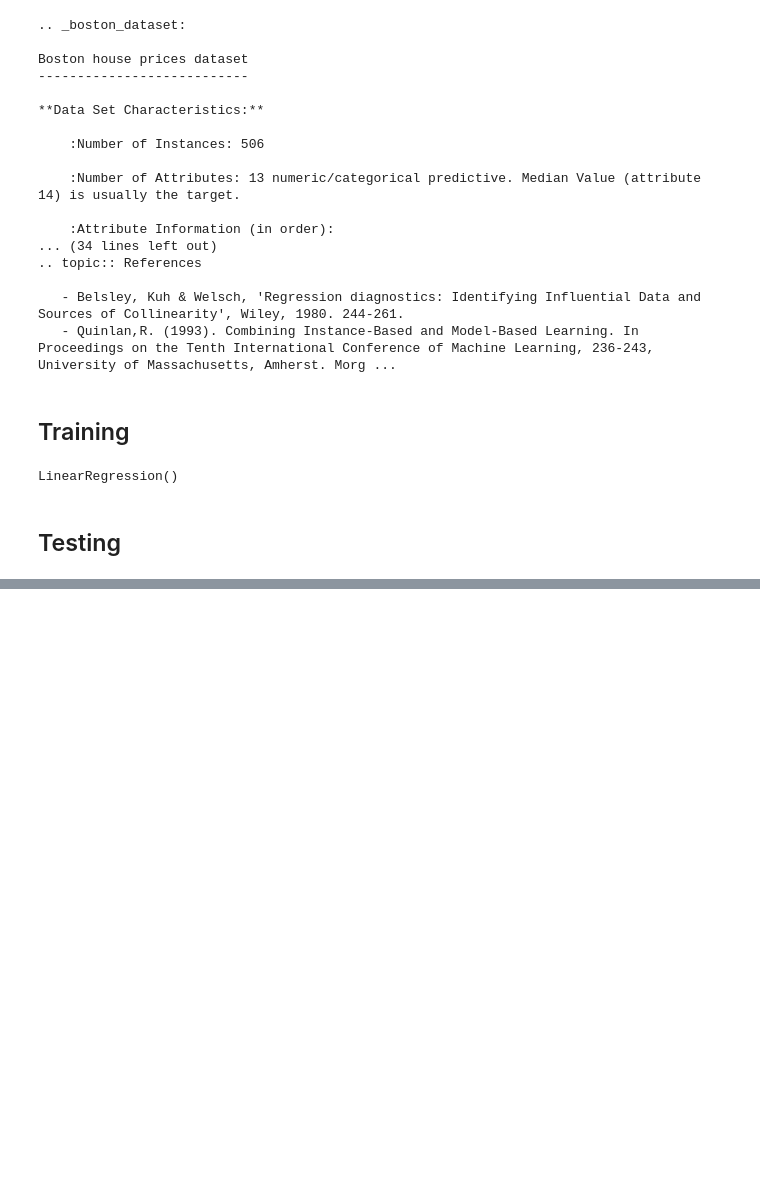
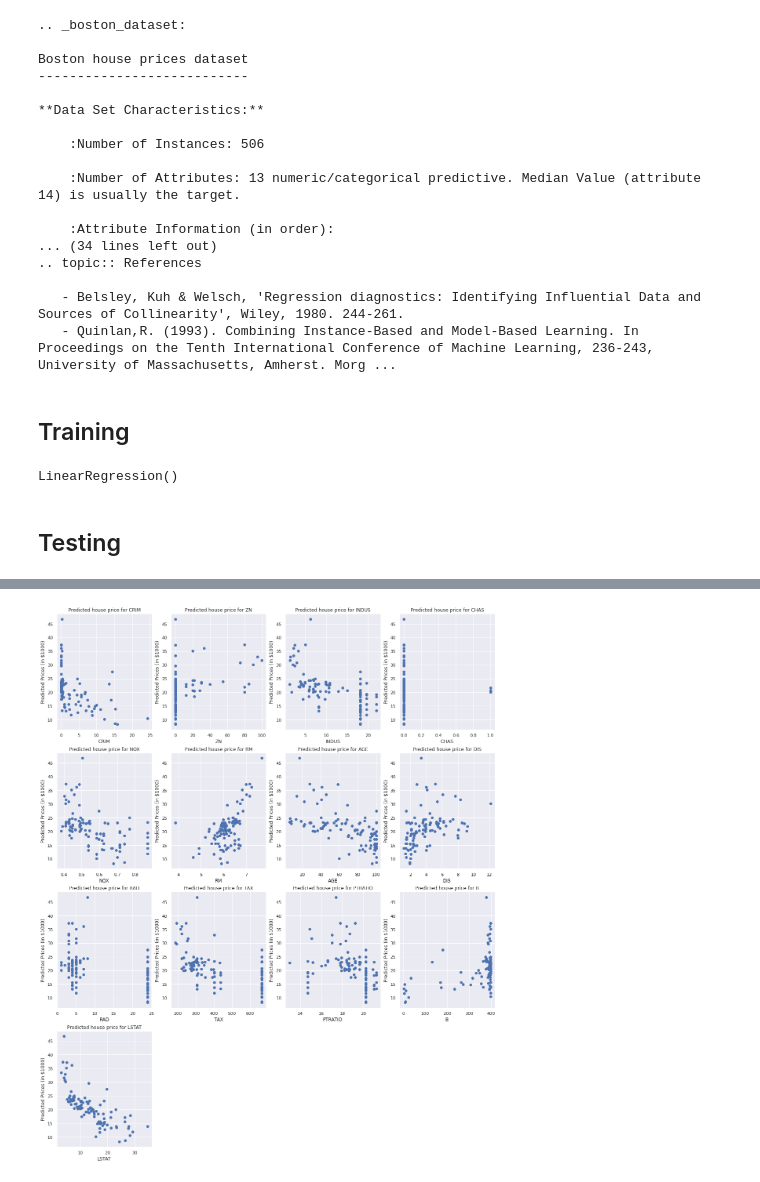
Before and after one commit to SaiKiru/cc19-notebooks, a Jupyter notebook: Act1 - BostonHousePrices/Act1 - BostonHousePrices.ipynb, the cells around one changed output, grey strips where cells are left out. Cells and saved outputs as stored; diff of their text form; code cells hidden in the pictures; blank space fills up the shorter version.

```diff
--- a/Act1 - BostonHousePrices/Act1 - BostonHousePrices.ipynb
+++ b/Act1 - BostonHousePrices/Act1 - BostonHousePrices.ipynb
@@ -88,0 +97,23 @@ sb.scatterplot(
+# %%
+# setup for graphing
+x_test_df = pd.DataFrame(x_test)
+y_test_df = pd.DataFrame(y_test)
+# %%
+# predicted house prices for individual variables
+
+plt.figure(figsize=(20, 25))
+
+for i, col in enumerate(boston.feature_names):
+    plt.subplot(
+        4,
+        int(np.ceil(len(boston.feature_names) / 4)),
+        i + 1
+    )
+    x = x_test_df[i]
+    y = y_test_df
+    plt.scatter(x, y, marker='o')
+    plt.title("Predicted house price for {0}".format(col))
+    plt.xlabel(col)
+    plt.ylabel('Predicted Prices (in $1000)')
+# %% [output]
+[figure, added]
```
Also changed, not shown: parts of 3 cells of this notebook.
